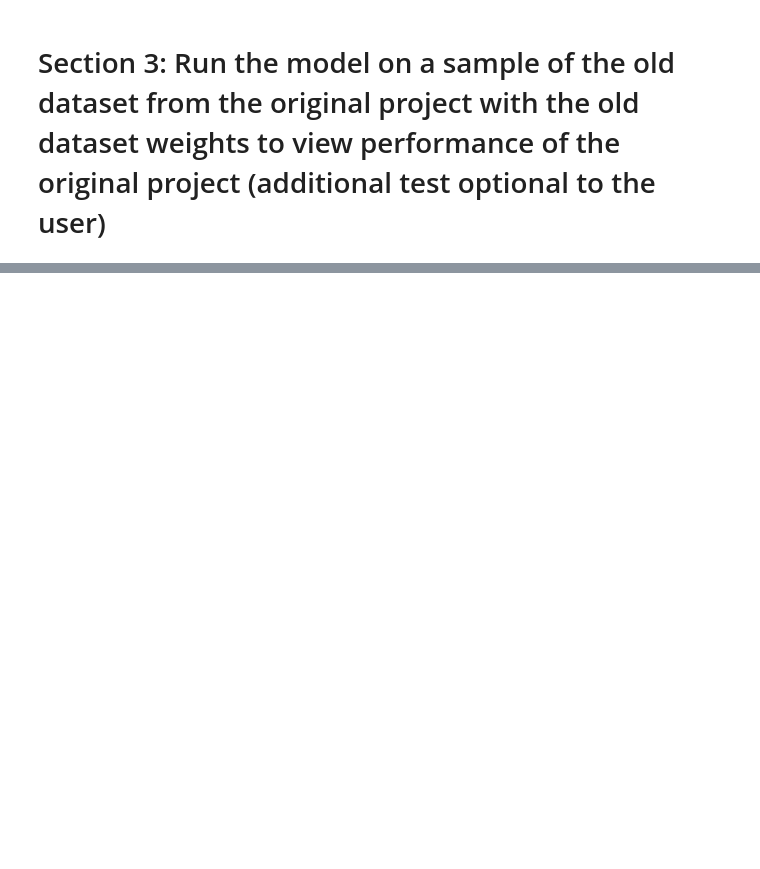
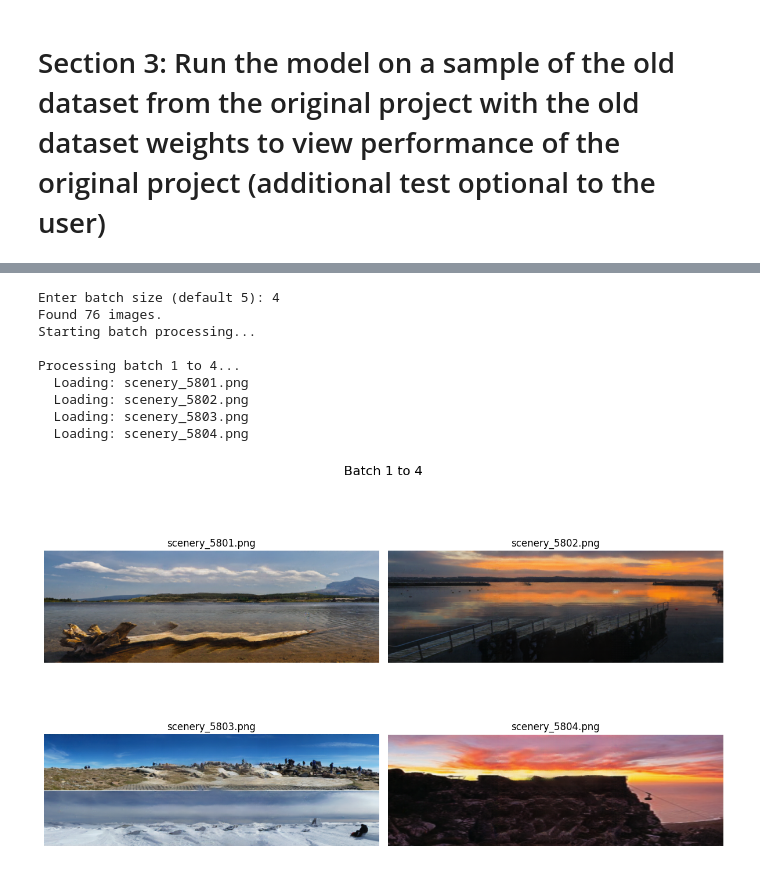
Before and after one commit to Marc-Laurent-Gawa/Wide-Range-Image-Blending-COMP448-Project, a Jupyter notebook: Colab_run.ipynb, the cells around one changed output, grey strips where cells are left out. Saved outputs shown, nothing was run; the diff lists cells and outputs as text; code cells hidden in the pictures; blank space fills up the shorter version.

```diff
--- a/Colab_run.ipynb
+++ b/Colab_run.ipynb
@@ -28,0 +79,80 @@ IMPORTANT: ENSURE TO RESTART COLAB ENVIRNOMENT AND RECONNECT TO THE T4 GPU RUNTI
+# %%
+import os
+import glob
+import math
+import matplotlib.pyplot as plt
+from PIL import Image
+
+try:
+    batch_size = int(input("Enter batch size (default 5): ") or "5")
+    if batch_size <= 0:
+        raise ValueError
+except ValueError:
+    print("Invalid batch size.")
+    exit()
+
+root = os.getcwd()
+image_folder = os.path.join(root, "results", "result1-2")
+
+image_paths = sorted(glob.glob(os.path.join(image_folder, "*.png")))
+
+if not image_paths:
+    print("No images found.")
+    exit()
+
+num_images = len(image_paths)
+print(f"Found {num_images} images.")
+print("Starting batch processing...\n")
+
+for i in range(0, num_images, batch_size):
+
+
+
+    batch_end = min(i + batch_size, num_images)
+    batch = image_paths[i:batch_end]
+
+    print(f"Processing batch {i+1} to {batch_end}...")
+
+    num_in_batch = len(batch)
+    rows = math.ceil(math.sqrt(num_in_batch))
+    cols = math.ceil(num_in_batch / rows)
+
+    fig, axes = plt.subplots(rows, cols, figsize=(12, 8))
+    axes = axes.flatten()
+
+    for idx, img_path in enumerate(batch):
+        print(f"  Loading: {os.path.basename(img_path)}")
+
+        img = Image.open(img_path)
+
+        axes[idx].imshow(img)
+        axes[idx].set_title(os.path.basename(img_path))
+        axes[idx].axis('off')
+
+    for k in range(idx + 1, len(axes)):
+        axes[k].axis('off')
+
+    plt.suptitle(f"Batch {i+1} to {batch_end}", fontsize=16)
+    plt.tight_layout()
+    plt.show()
+
+    print("Batch complete.\n")
+
+    if i > 0:
+      cont = input("Press ENTER for next batch or 'q' to quit: ")
+      if cont.lower() == "q":
+          print("Stopping early.")
+          break
+
+print("All batches finished.")
+# %% [output]
+Enter batch size (default 5): 4
+Found 76 images.
+Starting batch processing...
+
+Processing batch 1 to 4...
+  Loading: scenery_5801.png
+  Loading: scenery_5802.png
+  Loading: scenery_5803.png
+  Loading: scenery_5804.png
+[figure, added]
```
Also changed, not shown: parts of 13 cells of this notebook, 2 other files.
